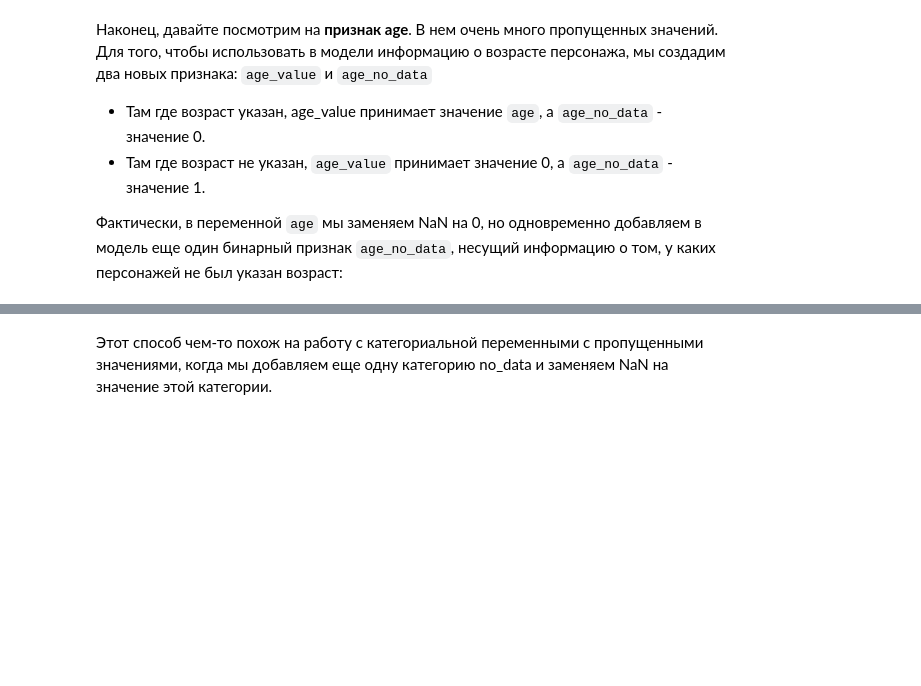
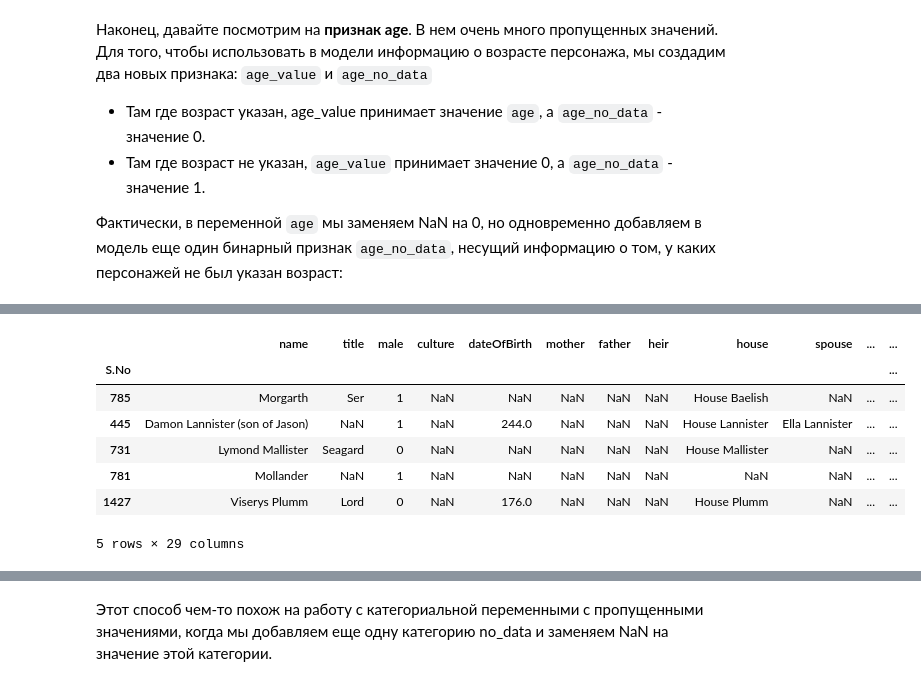
Before and after one commit to Almas1989/machine_learning, a Jupyter notebook: hw_1_game_of_thrones.ipynb, the cells around one changed output, grey strips where cells are left out. Drawn from its saved outputs; the diff is of its cells as text; code cells hidden in the pictures; blank space fills up the shorter version.

```diff
--- a/hw_1_game_of_thrones.ipynb
+++ b/hw_1_game_of_thrones.ipynb
@@ -473,3 +548,11 @@ dtype: int64
+# %%
+train_data['age_value'] = train_data['age'].fillna(0)
+train_data['age_no_data'] = [1 if np.isnan(x) else 0 for x in train_data['age']]
+
+# (Опционально) Удаляем старый столбец age, так как мы извлекли из него всю информацию
+# train_data = train_data.drop(columns=['age'])
 # %%
-train_data['age_value'] = ...# ДОБАВЬТЕ ВАШ КОД
-train_data['age_no_data'] = [1 if np.isnan(x) else 0 for x in train_data['age']]
+test_data['age_value'] = test_data['age'].fillna(0)
+test_data['age_no_data'] = [1 if np.isnan(x) else 0 for x in test_data['age']]
+# %%
+train_data = train_data.drop(columns=['age'])
@@ -475,0 +561,11 @@ train_data['age_no_data'] = [1 if np.isnan(x) else 0 for x in train_data['age']]
+# %%
+train_data.sample(n=5)
+# %% [output]
+|  | name | title | male | culture | dateOfBirth | mother | father | heir | house | spouse | ... | ... |
+| S.No |  |  |  |  |  |  |  |  |  |  |  | ... |
+| 785 | Morgarth | Ser | 1 | NaN | NaN | NaN | NaN | NaN | House Baelish | NaN | ... | ... |
+| 445 | Damon Lannister (son of Jason) | NaN | 1 | NaN | 244.0 | NaN | NaN | NaN | House Lannister | Ella Lannister | ... | ... |
+| 731 | Lymond Mallister | Seagard | 0 | NaN | NaN | NaN | NaN | NaN | House Mallister | NaN | ... | ... |
+| 781 | Mollander | NaN | 1 | NaN | NaN | NaN | NaN | NaN | NaN | NaN | ... | ... |
+| 1427 | Viserys Plumm | Lord | 0 | NaN | 176.0 | NaN | NaN | NaN | House Plumm | NaN | ... | ... |
+5 rows × 29 columns
```
Also changed, not shown: parts of 66 cells of this notebook.
